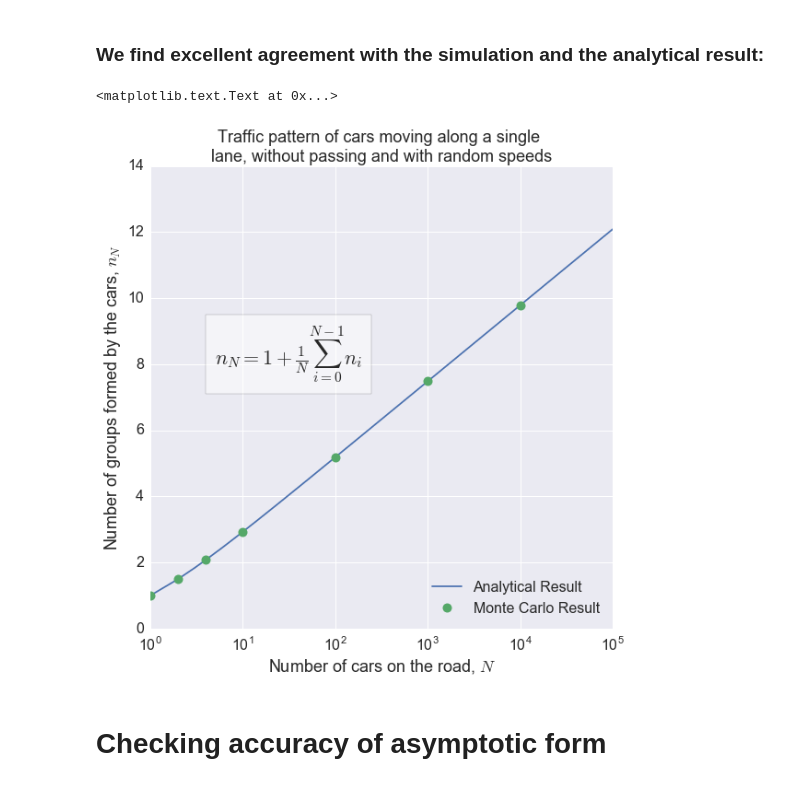
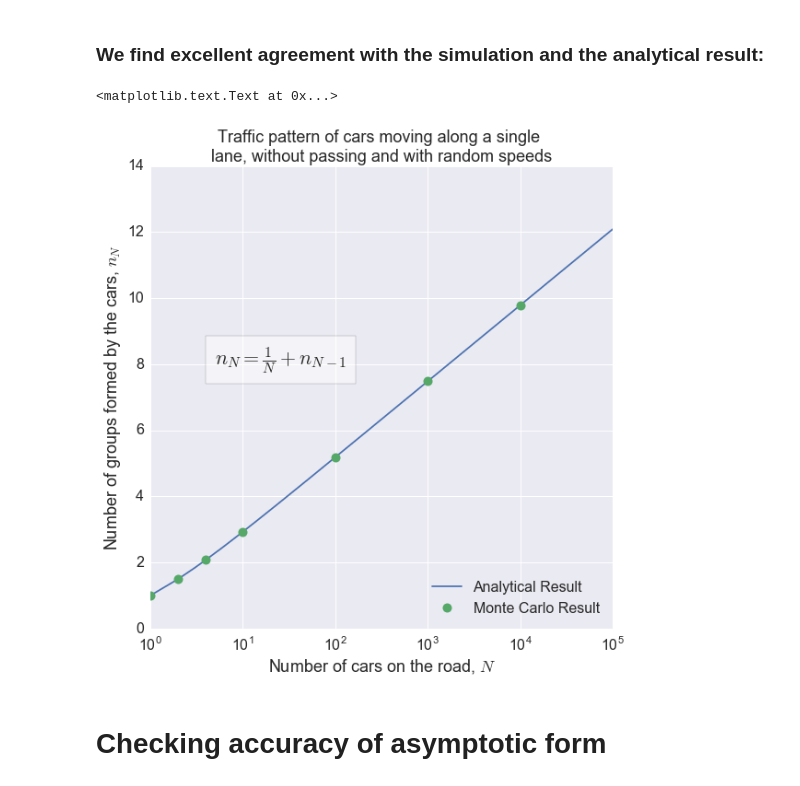
Before and after one commit to meowklaski/Riddles, a Jupyter notebook: Traffic_Jam.ipynb, the cells around one changed output. Drawn from its saved outputs; the diff is of its cells as text; code cells hidden in the pictures.

```diff
--- a/Traffic_Jam.ipynb
+++ b/Traffic_Jam.ipynb
@@ -125,22 +171,22 @@ sim_results = np.array(sim_results)
 # %%
 # plot stuff
 N = 100000
 fig,ax = plt.subplots(figsize=(9,9))
 ax.plot(np.arange(N+1),num_groups_list(N), label='Analytical Result')
 ax.plot(sim_results[:,0],sim_results[:,1], ls='', marker='o', markersize=10, label='Monte Carlo Result')
 ax.tick_params(labelsize = 16)
 ax.legend(loc='lower right', fontsize=16)
-ax.text(5, 8, r'$n_{N} = 1+\frac{1}{N}\sum_{i=0}^{N-1}n_{i}$', fontsize=22,
+ax.text(5, 8, r'$n_{N} = \frac{1}{N}+n_{N-1}$', fontsize=22,
         bbox={'facecolor':'white', 'alpha':0.5, 'pad':10})
 
 ax.set_xscale('log')
 ax.set_xlabel(r'Number of cars on the road, $N$', fontsize=18)
 ax.set_ylabel(r'Number of groups formed by the cars, $n_{N}$', fontsize=18)
 ax.set_title('Traffic pattern of cars moving along a single \nlane, without passing and with random speeds',
              fontsize=18)
 # %% [output]
 <matplotlib.text.Text at 0x...>
-[figure, old version]
+[figure, new version]
 # %% [markdown]
 # Checking accuracy of asymptotic form
 # %%
```
Also changed, not shown: parts of 5 cells of this notebook, 1 other file.
